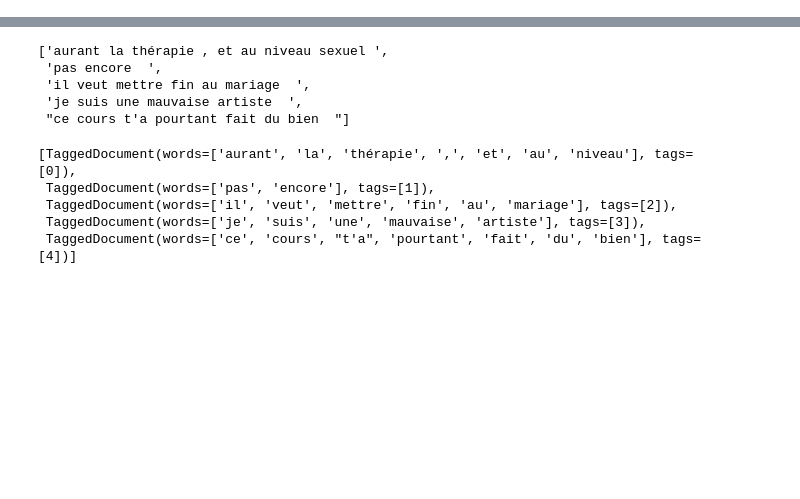
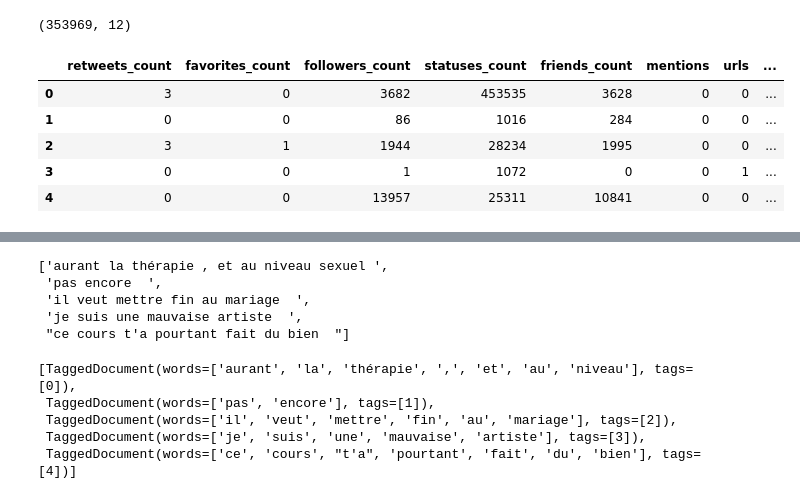
Before and after one commit to X1a-jk/inf554, a Jupyter notebook: projet.ipynb, the cells around one changed output, grey strips where cells are left out. Drawn from its saved outputs; the diff is of its cells as text; code cells hidden in the pictures; blank space fills up the shorter version.

```diff
--- a/projet.ipynb
+++ b/projet.ipynb
@@ -43,3 +47,7 @@ train_data.head()
 | 2 | faut dégager cinglé | 3 | 1 | 1944 | 28234 | 1995 | [] | ... |
 | 3 | enseignants mettre prescriptions ... | 0 | 0 | 1 | 1072 | 0 | [] | ... |
 | 4 | mafieuse oppressive macron | 0 | 0 | 13957 | 25311 | 10841 | [] | ... |
+# %%
+train_data.shape
+# %% [output]
+(353969, 12)
@@ -45,0 +69,9 @@ train_data.head()
+# %%
+data_analyse.head()
+# %% [output]
+|  | retweets_count | favorites_count | followers_count | statuses_count | friends_count | mentions | urls | ... |
+| 0 | 3 | 0 | 3682 | 453535 | 3628 | 0 | 0 | ... |
+| 1 | 0 | 0 | 86 | 1016 | 284 | 0 | 0 | ... |
+| 2 | 3 | 1 | 1944 | 28234 | 1995 | 0 | 0 | ... |
+| 3 | 0 | 0 | 1 | 1072 | 0 | 0 | 1 | ... |
+| 4 | 0 | 0 | 13957 | 25311 | 10841 | 0 | 0 | ... |
```
Also changed, not shown: parts of 103 cells of this notebook.
